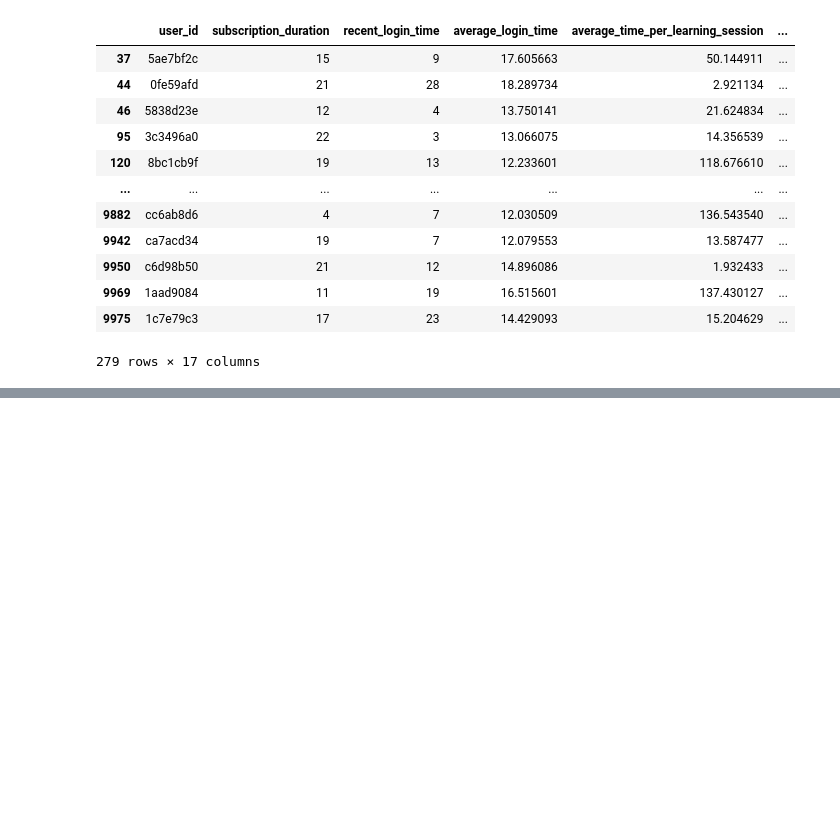
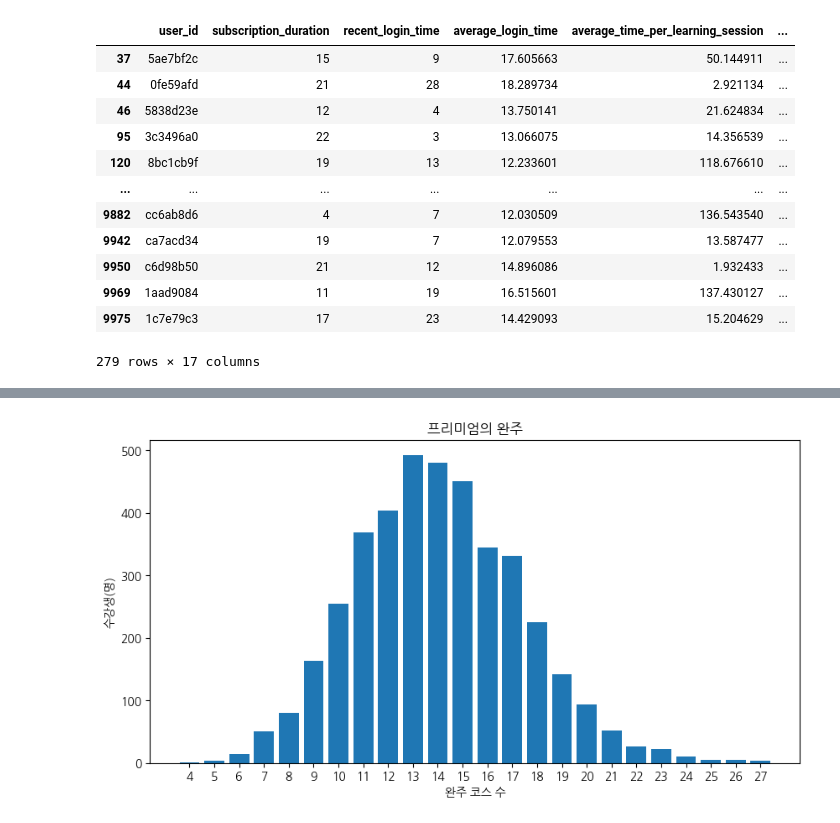
Before and after one commit to min01118/WASSUP4, a Jupyter notebook: 05_Data_Analysis/DA_Mini_Project.ipynb, the cells around one changed output, grey strips where cells are left out. Cells and saved outputs as stored; diff of their text form; code cells hidden in the pictures; blank space fills up the shorter version.

```diff
--- a/05_Data_Analysis/DA_Mini_Project.ipynb
+++ b/05_Data_Analysis/DA_Mini_Project.ipynb
@@ -637,0 +677,25 @@ df[(df['subscription_type']=="Basic")&(df['payment_pattern']==0)&(df['target']==
+# %%
+aaaa = df[df['subscription_type']=="Premium"]
+aaaa=aaaa["total_completed_courses"].value_counts().sort_index()
+#그래프 사이즈
+plt.figure(figsize=(10,5))
+
+#그래프 x축 y축
+plt.bar(aaaa.index, aaaa.values)
+
+#그래프 명
+plt.title('프리미엄의 완주')
+
+#그래프 x축 레이블
+plt.xlabel('완주 코스 수')
+
+#그래프 y축 레이블
+plt.ylabel('수강생(명)')
+
+#x축 레이블을
+plt.xticks(aaaa.index)
+
+#그래프 출력
+plt.show()
+# %% [output]
+[figure, added]
```
Also changed, not shown: parts of 9 cells of this notebook.
